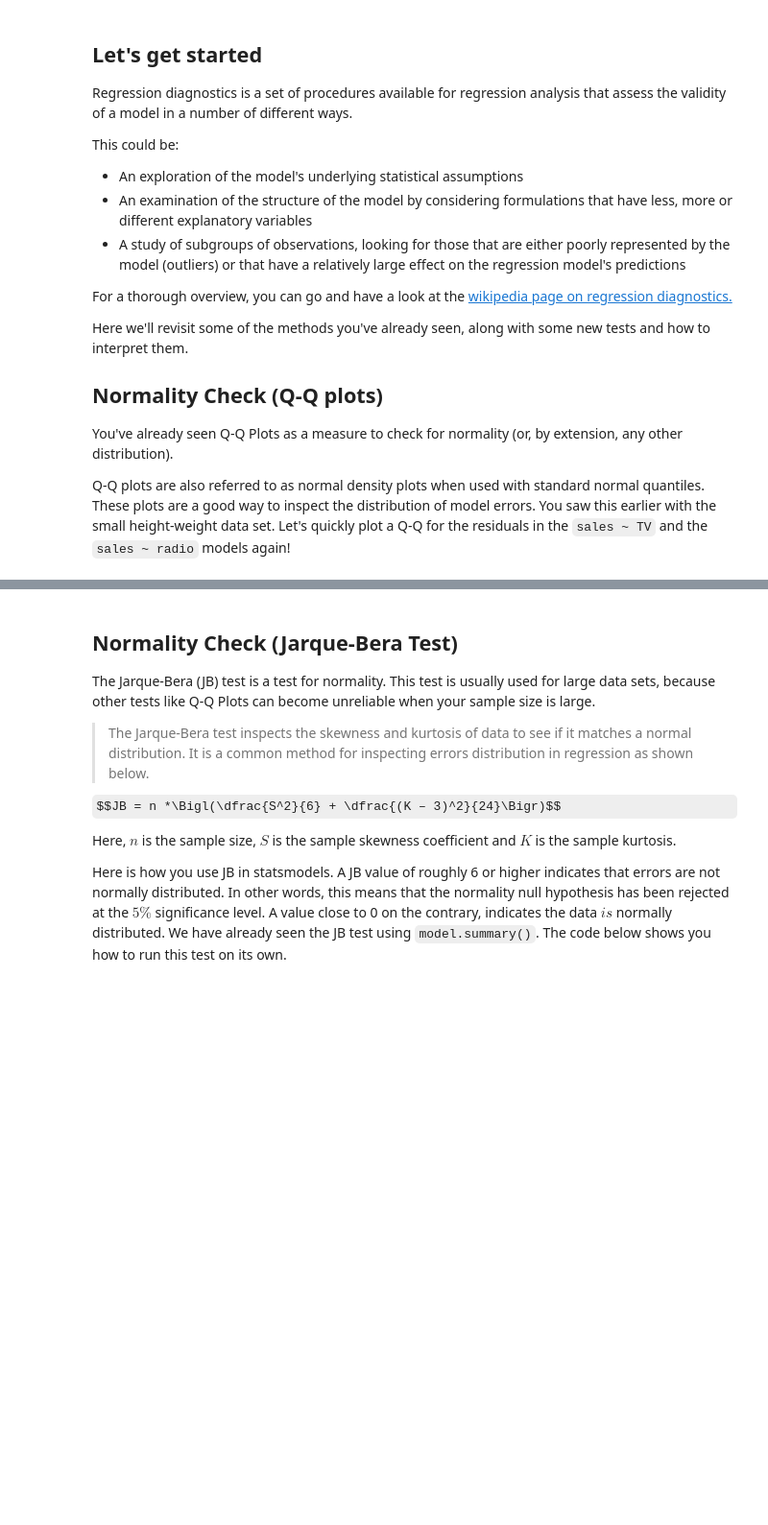
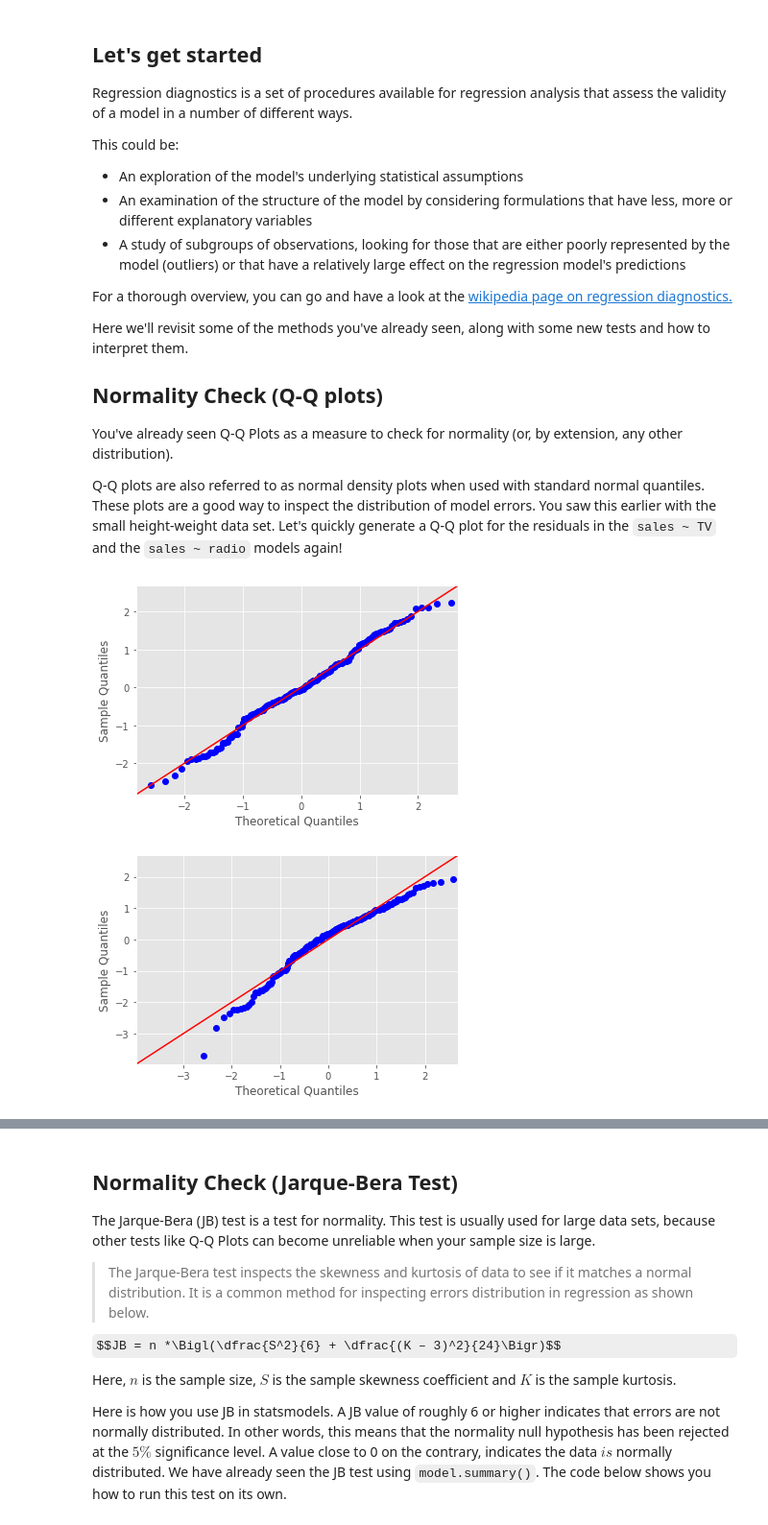
Before and after one commit to learn-co-curriculum/dsc-ols-regression-diagnostics, a Jupyter notebook: index.ipynb, the cells around one changed output, grey strips where cells are left out. Shown: that part at 96% size. Cells and saved outputs as stored; diff of their text form; code cells hidden in the pictures; some formulas as TeX source; blank space fills up the shorter version.

```diff
--- a/index.ipynb
+++ b/index.ipynb
@@ -30,27 +28,30 @@ Here we'll revisit some of the methods you've already seen, along with some new
 ## Normality Check (Q-Q plots)
 You've already seen Q-Q Plots as a measure to check for normality (or, by extension, any other distribution).
 
-Q-Q plots are also referred to as normal density plots when used with standard normal quantiles. These plots are a good way to inspect the distribution of model errors. You saw this earlier with the small height-weight data set. Let's quickly plot a Q-Q for the residuals in the `sales ~ TV` and the `sales ~ radio` models again!
+Q-Q plots are also referred to as normal density plots when used with standard normal quantiles. These plots are a good way to inspect the distribution of model errors. You saw this earlier with the small height-weight data set. Let's quickly generate a Q-Q plot for the residuals in the `sales ~ TV` and the `sales ~ radio` models again!
 # %%
 import pandas as pd
 import matplotlib.pyplot as plt
+%matplotlib inline
 import statsmodels.api as sm
 import statsmodels.stats.api as sms
 import statsmodels.formula.api as smf
 import scipy.stats as stats
-plt.style.use('fivethirtyeight')
+plt.style.use('ggplot')
 
 data = pd.read_csv('advertising.csv', index_col=0)
 f = 'sales~TV'
 f2 = 'sales~radio'
 model = smf.ols(formula=f, data=data).fit()
 model2 = smf.ols(formula=f2, data=data).fit()
 
 resid1 = model.resid
 resid2 = model2.resid
 fig = sm.graphics.qqplot(resid1, dist=stats.norm, line='45', fit=True)
 fig = sm.graphics.qqplot(resid2, dist=stats.norm, line='45', fit=True)
-fig.show()
+# %% [output]
+[figure, added]
+[figure, added]
 # %% [markdown]
 Normal Q-Q Plots are a direct visual assessment of how well our residuals match what we would expect from a normal distribution.
 
```
Also changed, not shown: parts of 2 cells of this notebook.
